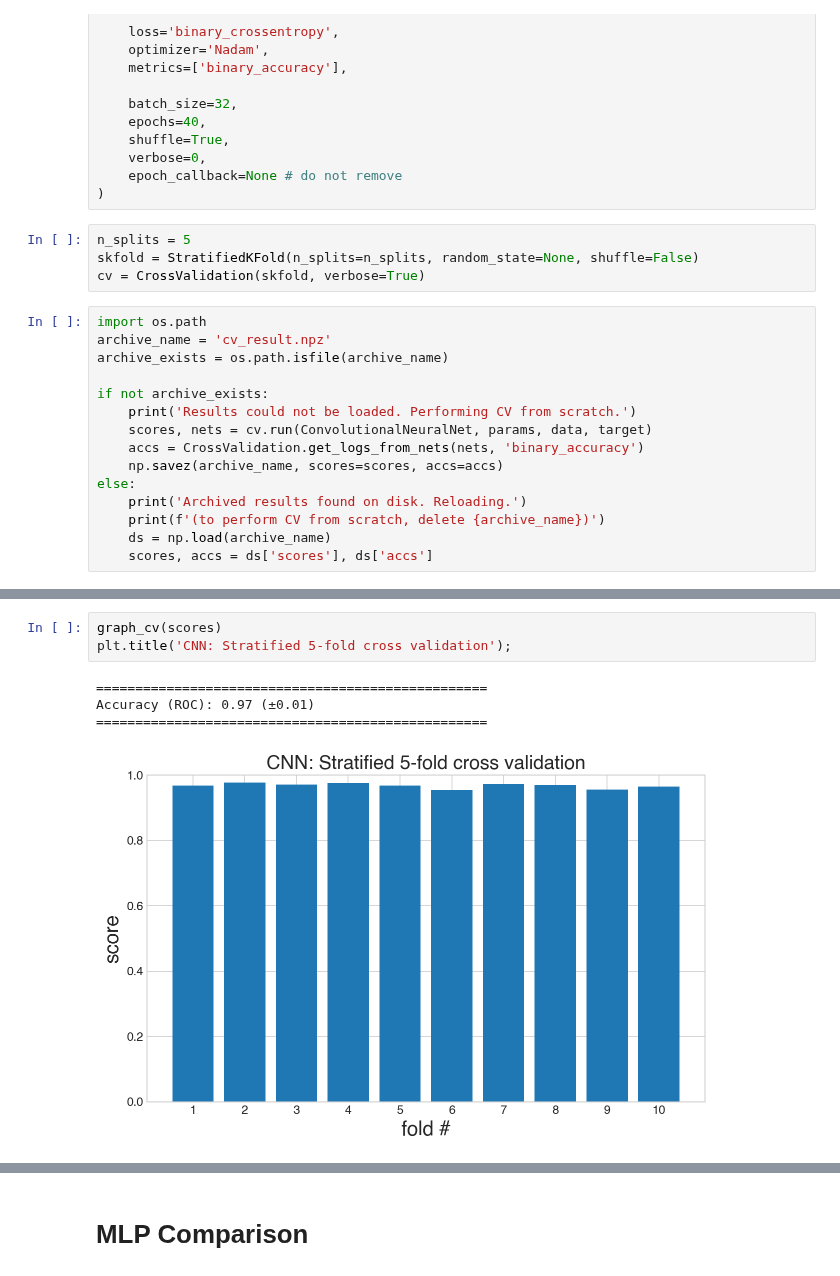
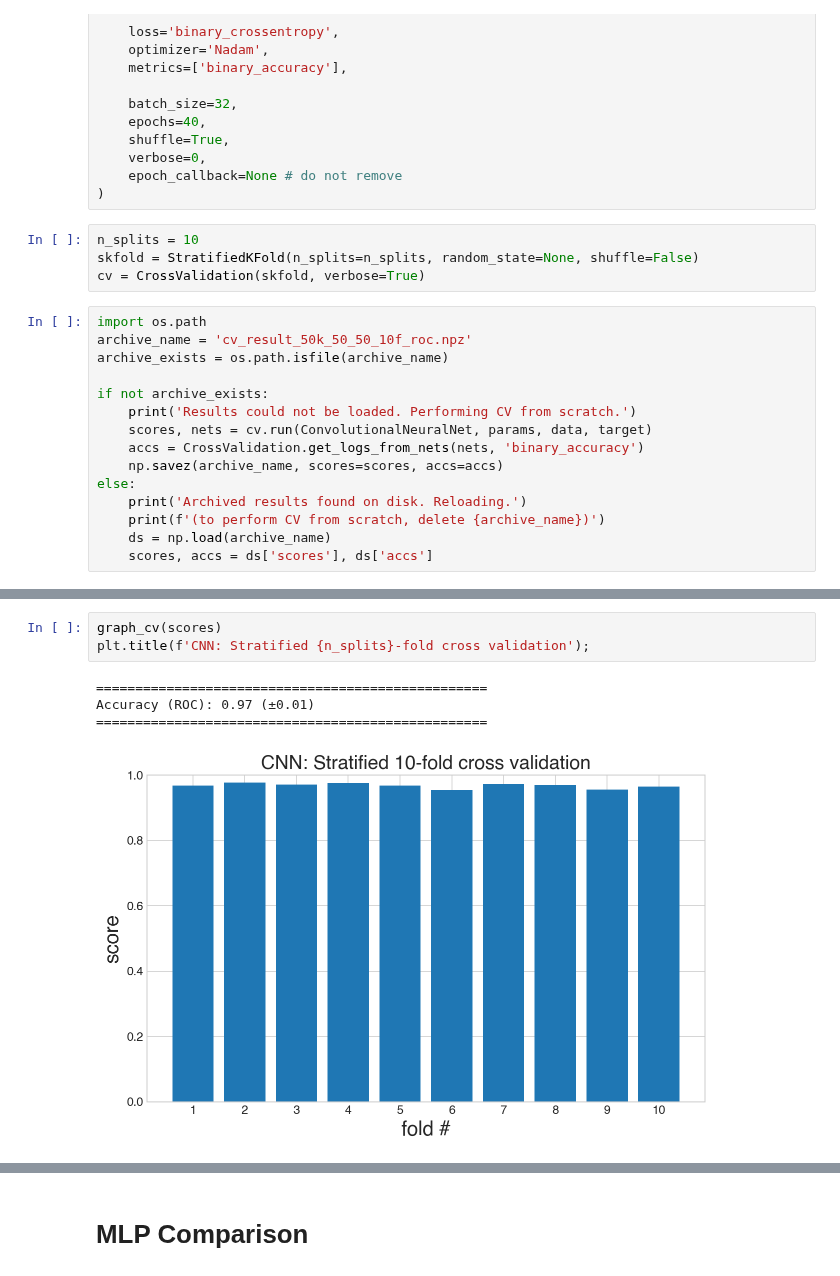
Before and after one commit to SMU-ML-2017/Project7, a Jupyter notebook: Project7.ipynb, the cells around one changed output, grey strips where cells are left out. Cells and saved outputs as stored; diff of their text form.

```diff
--- a/Project7.ipynb
+++ b/Project7.ipynb
@@ -538,12 +538,12 @@ params = dict(
     epoch_callback=None # do not remove
 )
 # %%
-n_splits = 5
+n_splits = 10
 skfold = StratifiedKFold(n_splits=n_splits, random_state=None, shuffle=False)
 cv = CrossValidation(skfold, verbose=True)
 # %%
 import os.path
-archive_name = 'cv_result.npz'
+archive_name = 'cv_result_50k_50_50_10f_roc.npz'
 archive_exists = os.path.isfile(archive_name)
 
 if not archive_exists:
@@ -597,8 +613,8 @@ def graph_cv_compare(scores, scores_2, names):
 # %%
 graph_cv(scores)
-plt.title('CNN: Stratified 5-fold cross validation');
+plt.title(f'CNN: Stratified {n_splits}-fold cross validation');
 # %% [output]
 ==================================================
 Accuracy (ROC): 0.97 (±0.01)
 ==================================================
-[figure, old version]
+[figure, new version]
```
Also changed, not shown: parts of 10 cells of this notebook, 2 other files.
